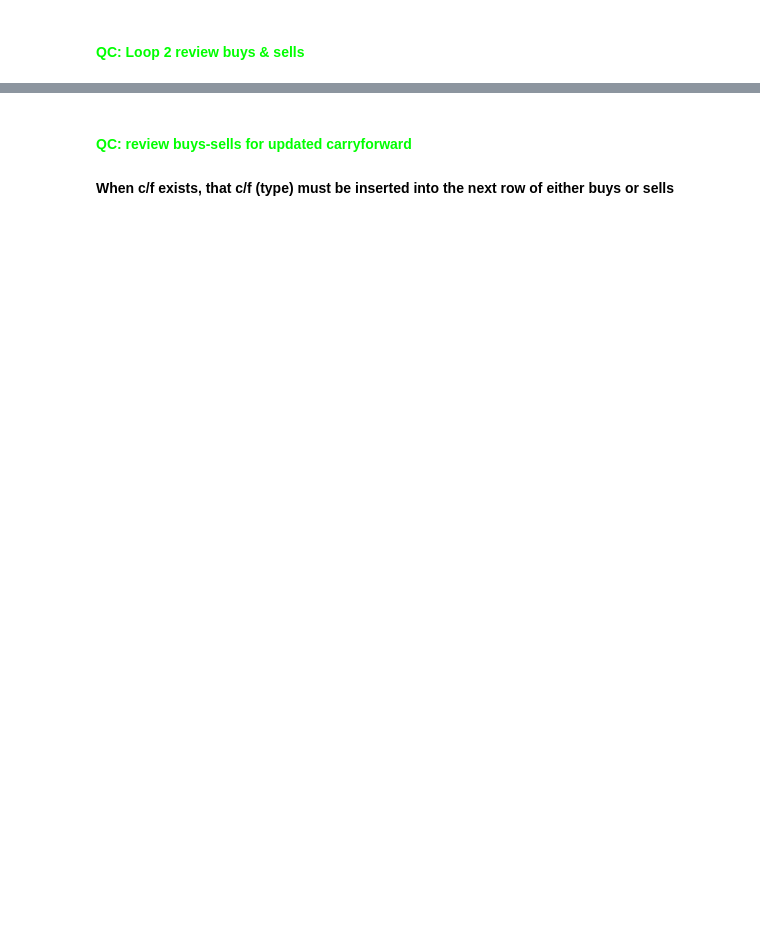
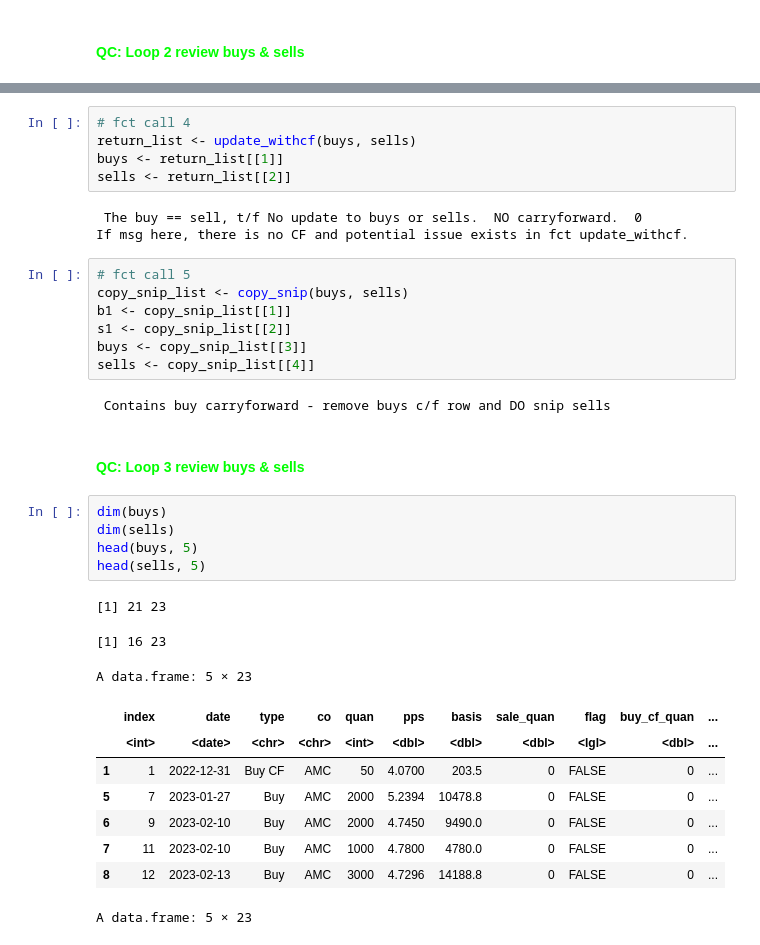
Before and after one commit to GrayCoHub/fifo_redo, a Jupyter notebook: fifo_rows_redo2.ipynb, the cells around one changed output, grey strips where cells are left out. Cells and saved outputs as stored; diff of their text form; blank space fills up the shorter version.

```diff
--- a/fifo_rows_redo2.ipynb
+++ b/fifo_rows_redo2.ipynb
@@ -504,4 +744,36 @@ stopps
+# %%
+# fct call 4
+return_list <- update_withcf(buys, sells)
+buys <- return_list[[1]]
+sells <- return_list[[2]]
+# %% [output]
+ The buy == sell, t/f No update to buys or sells.  NO carryforward.  0
+If msg here, there is no CF and potential issue exists in fct update_withcf.
+# %%
+# fct call 5
+copy_snip_list <- copy_snip(buys, sells)
+b1 <- copy_snip_list[[1]]
+s1 <- copy_snip_list[[2]]
+buys <- copy_snip_list[[3]]
+sells <- copy_snip_list[[4]]
+# %% [output]
+ Contains buy carryforward - remove buys c/f row and DO snip sells
 # %% [markdown]
-#### <font color = lime> QC: review buys-sells for updated carryforward
-
-#### When c/f exists, that c/f (type) must be inserted into the next row of either buys or sells
+#### <font color = lime> QC: Loop 3 review buys & sells
+# %%
+dim(buys)
+dim(sells)
+head(buys, 5)
+head(sells, 5)
+# %% [output]
+[1] 21 23
+[1] 16 23
+A data.frame: 5 × 23
+|  | index | date | type | co | quan | pps | basis | sale_quan | flag | buy_cf_quan | ... |
+|  | <int> | <date> | <chr> | <chr> | <int> | <dbl> | <dbl> | <dbl> | <lgl> | <dbl> | ... |
+| 1 | 1 | 2022-12-31 | Buy CF | AMC | 50 | 4.0700 | 203.5 | 0 | FALSE | 0 | ... |
+| 5 | 7 | 2023-01-27 | Buy | AMC | 2000 | 5.2394 | 10478.8 | 0 | FALSE | 0 | ... |
+| 6 | 9 | 2023-02-10 | Buy | AMC | 2000 | 4.7450 | 9490.0 | 0 | FALSE | 0 | ... |
+| 7 | 11 | 2023-02-10 | Buy | AMC | 1000 | 4.7800 | 4780.0 | 0 | FALSE | 0 | ... |
+| 8 | 12 | 2023-02-13 | Buy | AMC | 3000 | 4.7296 | 14188.8 | 0 | FALSE | 0 | ... |
+A data.frame: 5 × 23
```
Also changed, not shown: parts of 39 cells of this notebook.
